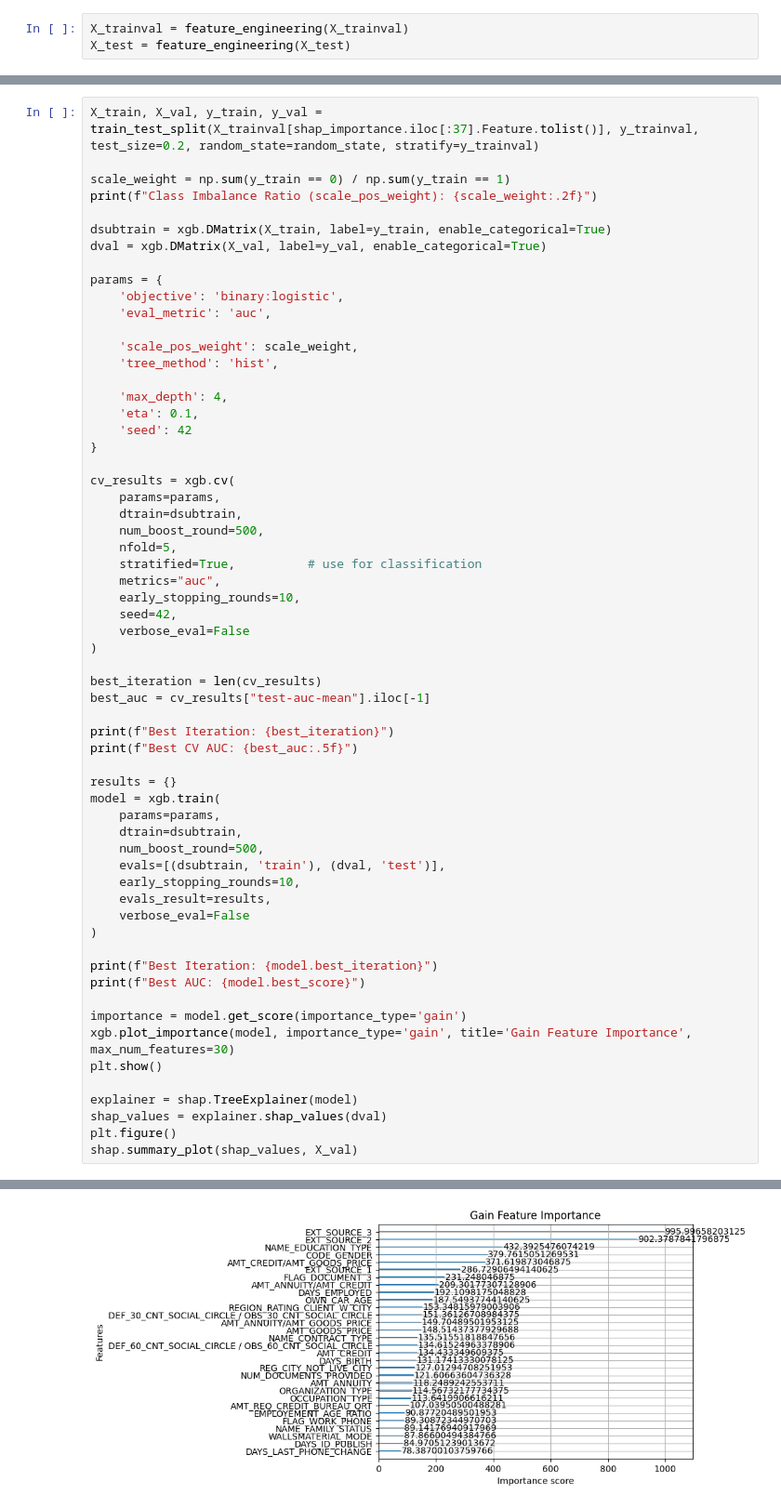
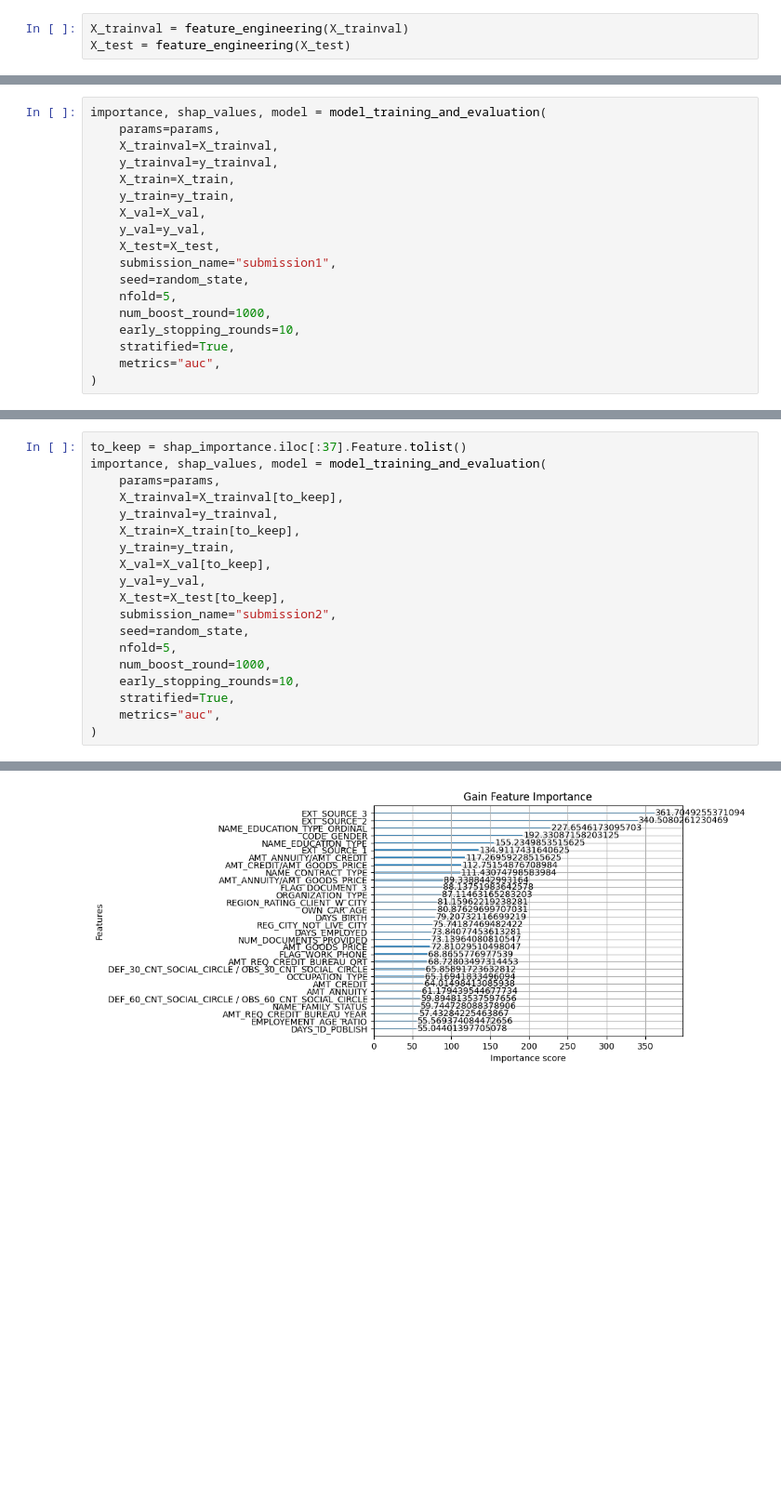
Before and after one commit to skydoldif/home-credit-default-risk, a Jupyter notebook: data_processing.ipynb, the cells around one changed output, grey strips where cells are left out. Shown at 93% size. Saved outputs shown, nothing was run; the diff lists cells and outputs as text; blank space fills up the shorter version.

```diff
--- a/data_processing.ipynb
+++ b/data_processing.ipynb
@@ -219,0 +199,18 @@ Best AUC: 0.7679469060671864
+# %%
+importance, shap_values, model = model_training_and_evaluation(
+    params=params,
+    X_trainval=X_trainval,
+    y_trainval=y_trainval,
+    X_train=X_train,
+    y_train=y_train,
+    X_val=X_val,
+    y_val=y_val,
+    X_test=X_test,
+    submission_name="submission1",
+    seed=random_state,
+    nfold=5,
+    num_boost_round=1000,
+    early_stopping_rounds=10,
+    stratified=True,
+    metrics="auc",
+)
@@ -242,62 +244,20 @@ shap_importance
 # %%
-X_train, X_val, y_train, y_val = train_test_split(X_trainval[shap_importance.iloc[:37].Feature.tolist()], y_trainval, test_size=0.2, random_state=random_state, stratify=y_trainval)
-
-scale_weight = np.sum(y_train == 0) / np.sum(y_train == 1)
-print(f"Class Imbalance Ratio (scale_pos_weight): {scale_weight:.2f}")
-
-dsubtrain = xgb.DMatrix(X_train, label=y_train, enable_categorical=True)
-dval = xgb.DMatrix(X_val, label=y_val, enable_categorical=True)
-
-params = {
-    'objective': 'binary:logistic',
-    'eval_metric': 'auc',
-
-    'scale_pos_weight': scale_weight,
-    'tree_method': 'hist',
-
-    'max_depth': 4,
-    'eta': 0.1,
-    'seed': 42
-}
-
-cv_results = xgb.cv(
+to_keep = shap_importance.iloc[:37].Feature.tolist()
+importance, shap_values, model = model_training_and_evaluation(
     params=params,
-    dtrain=dsubtrain,
-    num_boost_round=500,
+    X_trainval=X_trainval[to_keep],
+    y_trainval=y_trainval,
+    X_train=X_train[to_keep],
+    y_train=y_train,
+    X_val=X_val[to_keep],
+    y_val=y_val,
+    X_test=X_test[to_keep],
+    submission_name="submission2",
+    seed=random_state,
     nfold=5,
-    stratified=True,          # use for classification
+    num_boost_round=1000,
+    early_stopping_rounds=10,
+    stratified=True,
     metrics="auc",
-    early_stopping_rounds=10,
-    seed=42,
-    verbose_eval=False
 )
-
-best_iteration = len(cv_results)
-best_auc = cv_results["test-auc-mean"].iloc[-1]
-
-print(f"Best Iteration: {best_iteration}")
-print(f"Best CV AUC: {best_auc:.5f}")
-
-results = {}
-model = xgb.train(
-    params=params,
-    dtrain=dsubtrain,
-    num_boost_round=500,
-    evals=[(dsubtrain, 'train'), (dval, 'test')],
-    early_stopping_rounds=10,
-    evals_result=results,
-    verbose_eval=False
-)
-
-print(f"Best Iteration: {model.best_iteration}")
-print(f"Best AUC: {model.best_score}")
-
-importance = model.get_score(importance_type='gain')
-xgb.plot_importance(model, importance_type='gain', title='Gain Feature Importance', max_num_features=30)
-plt.show()
-
-explainer = shap.TreeExplainer(model)
-shap_values = explainer.shap_values(dval)
-plt.figure()
-shap.summary_plot(shap_values, X_val)
 # %% [output]
@@ -309 +266 @@ Best AUC: 0.7679382601696968
-[figure, old version]
+[figure, new version]
```
Also changed, not shown: parts of 11 cells of this notebook, 1 other file.
